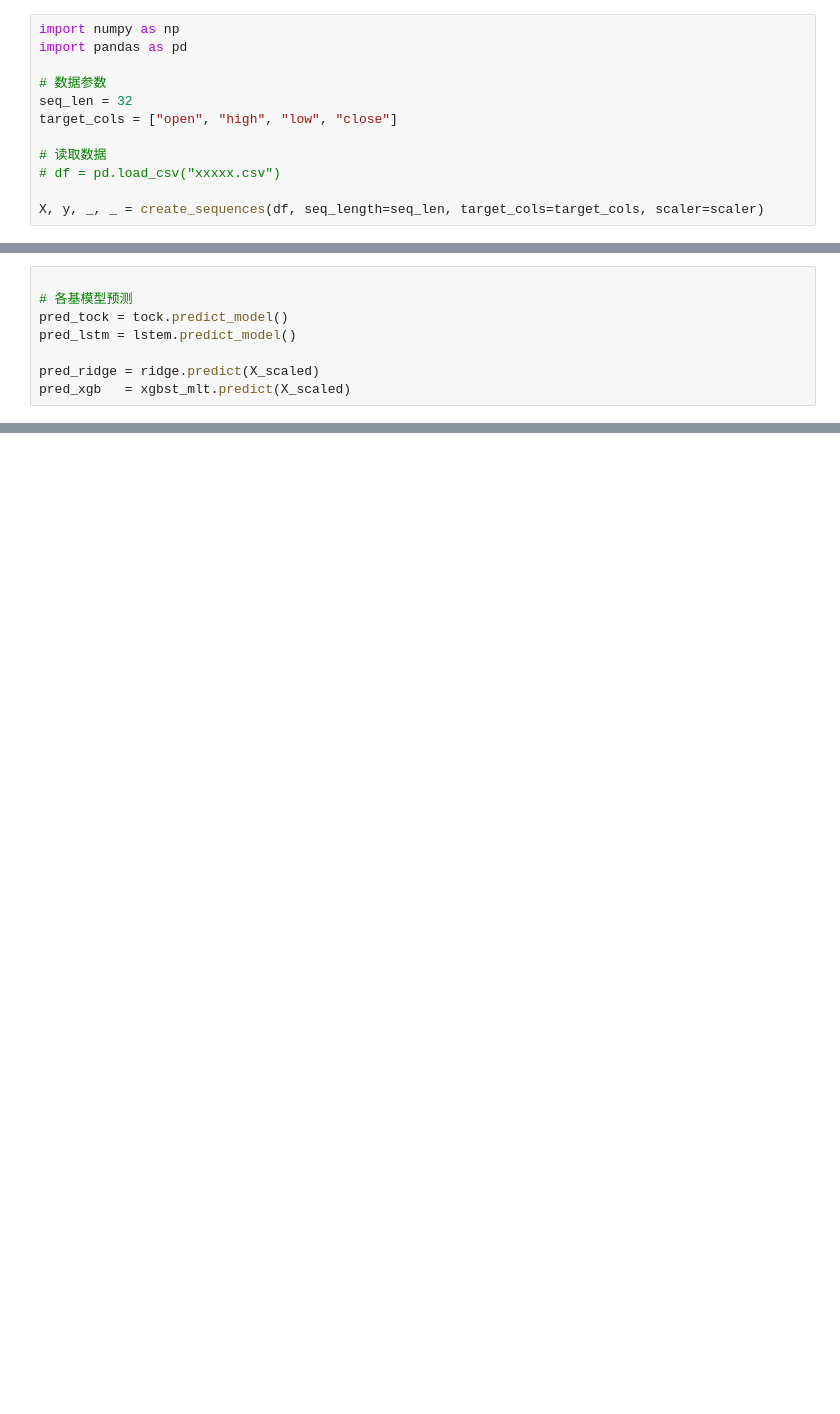
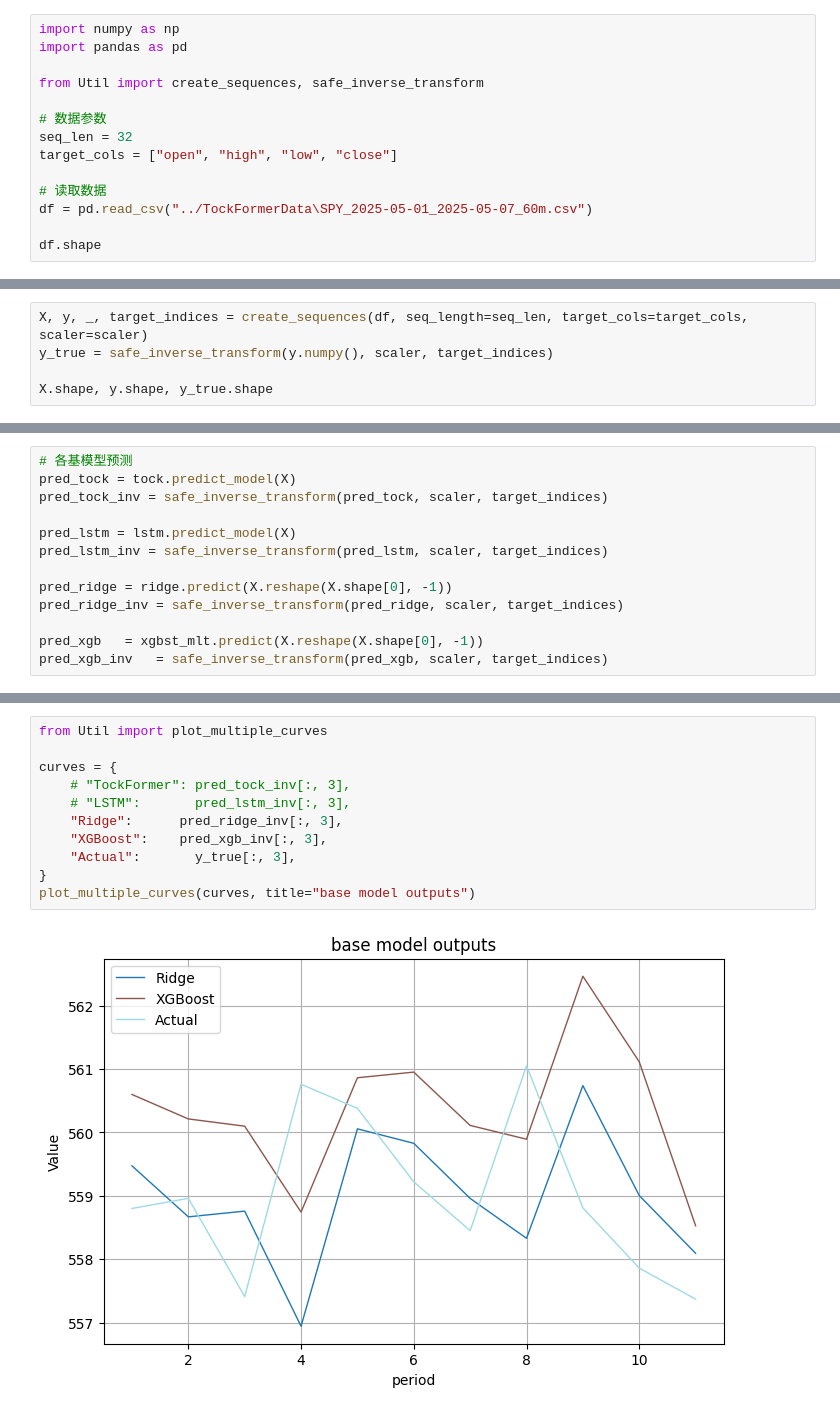
Before and after one commit to cziwen/TockFormer, a Jupyter notebook: inferModel.ipynb, the cells around one changed output, grey strips where cells are left out. Saved outputs shown, nothing was run; the diff lists cells and outputs as text; blank space fills up the shorter version.

```diff
--- a/inferModel.ipynb
+++ b/inferModel.ipynb
@@ -54,12 +64,14 @@ ridge_blender = joblib.load(blender_path)
 # %%
 import numpy as np
 import pandas as pd
+
+from Util import create_sequences, safe_inverse_transform
 
 # 数据参数
 seq_len = 32
 target_cols = ["open", "high", "low", "close"]
 
 # 读取数据
-# df = pd.load_csv("xxxxx.csv")
+df = pd.read_csv("../TockFormerData\SPY_2025-05-01_2025-05-07_60m.csv")
 
-X, y, _, _ = create_sequences(df, seq_length=seq_len, target_cols=target_cols, scaler=scaler)
+df.shape
@@ -65,0 +80,5 @@ X, y, _, _ = create_sequences(df, seq_length=seq_len, target_cols=target_cols, s
+# %%
+X, y, _, target_indices = create_sequences(df, seq_length=seq_len, target_cols=target_cols, scaler=scaler)
+y_true = safe_inverse_transform(y.numpy(), scaler, target_indices)
+
+X.shape, y.shape, y_true.shape
@@ -66,8 +88,13 @@ X, y, _, _ = create_sequences(df, seq_length=seq_len, target_cols=target_cols, s
 # %%
+# 各基模型预测
+pred_tock = tock.predict_model(X)
+pred_tock_inv = safe_inverse_transform(pred_tock, scaler, target_indices)
 
-# 各基模型预测
-pred_tock = tock.predict_model()
-pred_lstm = lstem.predict_model()
+pred_lstm = lstm.predict_model(X)
+pred_lstm_inv = safe_inverse_transform(pred_lstm, scaler, target_indices)
 
-pred_ridge = ridge.predict(X_scaled)
-pred_xgb   = xgbst_mlt.predict(X_scaled)
+pred_ridge = ridge.predict(X.reshape(X.shape[0], -1))
+pred_ridge_inv = safe_inverse_transform(pred_ridge, scaler, target_indices)
+
+pred_xgb   = xgbst_mlt.predict(X.reshape(X.shape[0], -1))
+pred_xgb_inv   = safe_inverse_transform(pred_xgb, scaler, target_indices)
@@ -74 +105,14 @@ pred_xgb   = xgbst_mlt.predict(X_scaled)
+# %%
+from Util import plot_multiple_curves
+
+curves = {
+    # "TockFormer": pred_tock_inv[:, 3],
+    # "LSTM":       pred_lstm_inv[:, 3],
+    "Ridge":      pred_ridge_inv[:, 3],
+    "XGBoost":    pred_xgb_inv[:, 3],
+    "Actual":       y_true[:, 3],
+}
+plot_multiple_curves(curves, title="base model outputs")
+# %% [output]
+[figure, added]
 # %%
```
Also changed, not shown: parts of 9 cells of this notebook, 2 other files.
